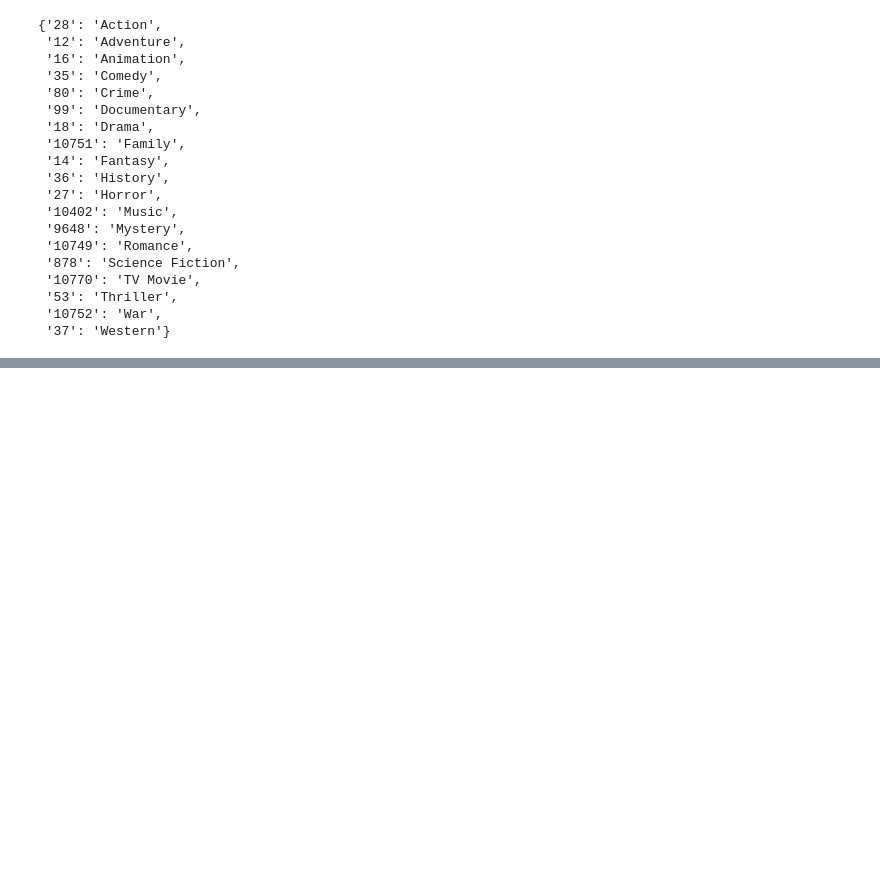
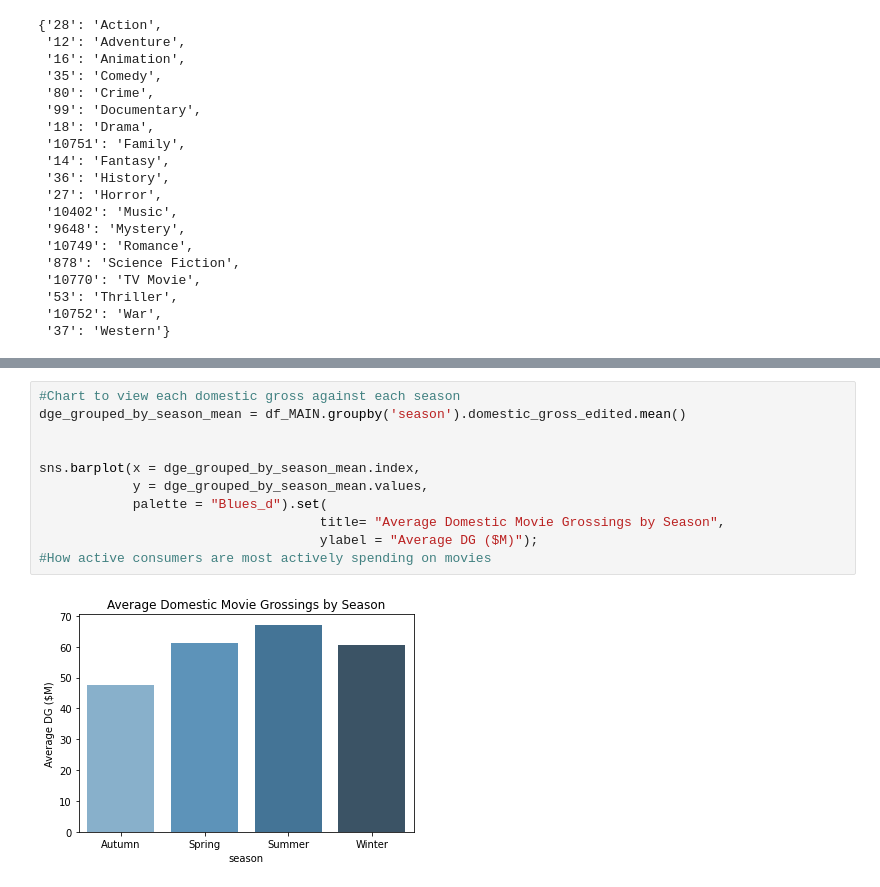
Before and after one commit to dt1086/Phase1_Project, a Jupyter notebook: Data Exploration.ipynb, the cells around one changed output, grey strips where cells are left out. Drawn from its saved outputs; the diff is of its cells as text; blank space fills up the shorter version.

```diff
--- a/Data Exploration.ipynb
+++ b/Data Exploration.ipynb
@@ -727,0 +700,13 @@ queryGenre('Action', df_summer)
+# %%
+#Chart to view each domestic gross against each season
+dge_grouped_by_season_mean = df_MAIN.groupby('season').domestic_gross_edited.mean()
+
+
+sns.barplot(x = dge_grouped_by_season_mean.index,
+            y = dge_grouped_by_season_mean.values,
+            palette = "Blues_d").set(
+                                    title= "Average Domestic Movie Grossings by Season",
+                                    ylabel = "Average DG ($M)");
+#How active consumers are most actively spending on movies
+# %% [output]
+[figure, added]
```
Also changed, not shown: parts of 80 cells of this notebook, 1 other file.
